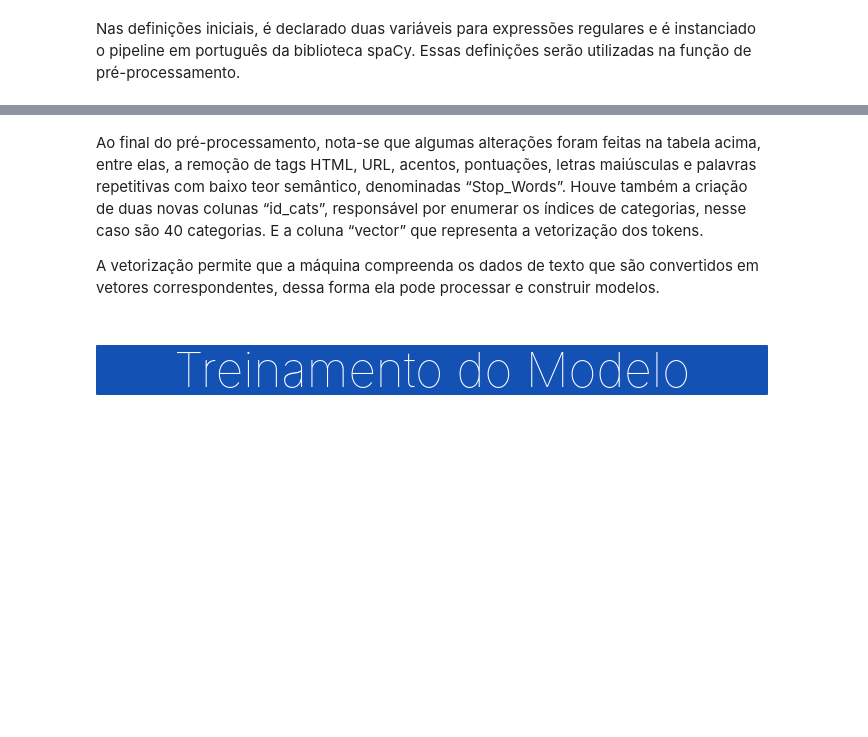
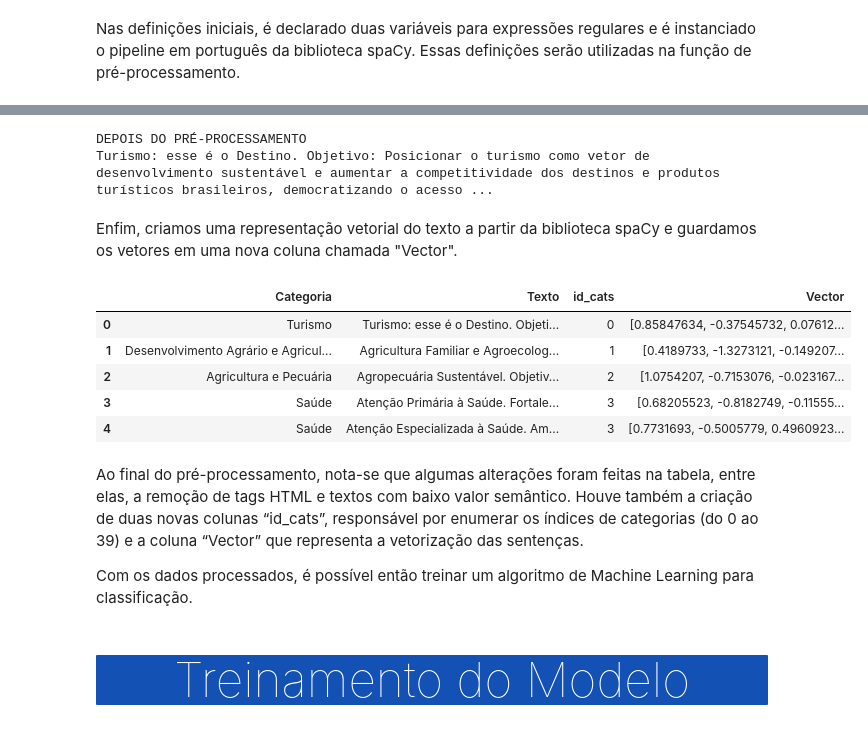
Before and after one commit to ResidenciaTICBrisa/BP-Classificador-de-Propostas, a Jupyter notebook: processo_de_desenvolvimento.ipynb, the cells around one changed output, grey strips where cells are left out. Saved outputs shown, nothing was run; the diff lists cells and outputs as text; code cells hidden in the pictures; blank space fills up the shorter version.

```diff
--- a/processo_de_desenvolvimento.ipynb
+++ b/processo_de_desenvolvimento.ipynb
@@ -140,7 +164,8 @@ Além disso, nesta etapa, os dados serão trabalhados para otimização do model
 # %% [markdown]
 Nas definições iniciais, é declarado duas variáveis para expressões regulares e é instanciado o pipeline em português da biblioteca spaCy. Essas definições serão utilizadas na função de pré-processamento.
 # %%
-# Expressões regulares para remoção de links e tags HTMLs nos textos
-REGX_URL = r"https?://[A-Za-z0-9./]+" # Regex for URLs
+# Expressões regulares para remoção de poluição de dados nos textos
+# REGX_URL = r"https?://[A-Za-z0-9./\-]+" # Regex for URLs
 REGX_HTML = r"<[^<]+?>" # Regex for HTML tags
+REGX_ENDING = r'Órgão Responsável:.+' # Regex for the part of the text
 # %%
@@ -151,11 +210,16 @@ nlp = spacy.load('pt_core_news_lg')   # Pipeline grande (para precisão)
 # %%
 # Função para pré-processamento
 def preprocessing(text):
-  text = text.lower()
+  # text = text.lower()
 
   text = re.sub(REGX_HTML, '', text)  # Removendo tags HTML
-  text = re.sub(REGX_URL, '', text) # Revomendo URLs
+  # text = re.sub(REGX_URL, '', text) # Revomendo URLs
+  text = re.sub(REGX_ENDING, '', text)
 
-  tokens = [t.text for t in nlp(text) if t not in STOP_WORDS and not t.is_punct]
+  # tokens = [t.lemma_ for t in nlp(text) if t not in STOP_WORDS and not t.is_punct]
 
-  return ' '.join(tokens)
+  return text
+
+#  Ajustando textos da coluna Corpo
+propostas['Texto'] = propostas['Texto'].apply(preprocessing)
+propostas.head()
@@ -166,17 +232,0 @@ O spaCy é uma biblioteca gratuita e _open source_ para Processamento de Linguag
-# %%
-#  Criando índices para temas
-cats = propostas['Categoria'].unique() # Pegando valores únicos
-cats = dict(enumerate(cats, 0)) # Convertendo para dict (com índices enumerados)
-cats = {v:k for k,v in cats.items()}  # Trocando chaves e valores
-
-propostas['id_cats'] = propostas['Categoria'].map(cats) # Inserindo coluna de índices dos temas no DataFrame
-
-#  Ajustando textos da coluna Corpo
-propostas['Corpo'] = propostas['Corpo'].apply(preprocessing)
-
-#  Representações vetoriais do texto
-propostas['Vector'] = propostas['Corpo'].apply(lambda text: nlp(text).vector)
-
-#  Embaralhando dados
-propostas = propostas.sample(frac=1)
-propostas.head()
@@ -190,6 +233,26 @@ propostas.head()
+# %%
+# Agora com o texto filtrado
+print("DEPOIS DO PRÉ-PROCESSAMENTO")
+print(f'{propostas["Texto"].iloc[0]}')
+# %% [output]
+DEPOIS DO PRÉ-PROCESSAMENTO
+Turismo: esse é o Destino. Objetivo: Posicionar o turismo como vetor de desenvolvimento sustentável e aumentar a competitividade dos destinos e produtos turísticos brasileiros, democratizando o acesso ...
+# %% [markdown]
+Enfim, criamos uma representação vetorial do texto a partir da biblioteca spaCy e guardamos os vetores em uma nova coluna chamada "Vector".
+# %%
+#  Representações vetoriais do texto
+propostas['Vector'] = propostas['Texto'].apply(lambda text: nlp(text).vector)
+propostas.head()
+# %% [output]
+|  | Categoria | Texto | id_cats | Vector |
+| 0 | Turismo | Turismo: esse é o Destino. Objeti... | 0 | [0.85847634, -0.37545732, 0.07612... |
+| 1 | Desenvolvimento Agrário e Agricul... | Agricultura Familiar e Agroecolog... | 1 | [0.4189733, -1.3273121, -0.149207... |
+| 2 | Agricultura e Pecuária | Agropecuária Sustentável. Objetiv... | 2 | [1.0754207, -0.7153076, -0.023167... |
+| 3 | Saúde | Atenção Primária à Saúde. Fortale... | 3 | [0.68205523, -0.8182749, -0.11555... |
+| 4 | Saúde | Atenção Especializada à Saúde. Am... | 3 | [0.7731693, -0.5005779, 0.4960923... |
 # %% [markdown]
-Ao final do pré-processamento, nota-se que algumas alterações foram feitas na tabela acima, entre elas, a remoção de tags HTML, URL, acentos, pontuações, letras maiúsculas e palavras repetitivas com baixo teor semântico, denominadas “Stop_Words”. Houve também a criação de duas novas colunas “id_cats”, responsável por enumerar os índices de categorias, nesse caso são 40 categorias. E a coluna “vector” que representa a vetorização dos tokens.
+Ao final do pré-processamento, nota-se que algumas alterações foram feitas na tabela, entre elas, a remoção de tags HTML e textos com baixo valor semântico. Houve também a criação de duas novas colunas “id_cats”, responsável por enumerar os índices de categorias (do 0 ao 39) e a coluna “Vector” que representa a vetorização das sentenças.
 
-A vetorização permite que a máquina compreenda os dados de texto que são convertidos em vetores correspondentes, dessa forma ela pode processar e construir modelos.
+Com os dados processados, é possível então treinar um algoritmo de Machine Learning para classificação.
 # %% [markdown]
 <a id='training-model'></a><h2 style="padding:10px;background:#1351b4;margin:10;color:white;font-size:3rem;text-align:center;border-radius: 1px 1px;overflow:hidden;font-weight:100">Treinamento do Modelo</h2>
```
Also changed, not shown: parts of 62 cells of this notebook, 5 other files.
